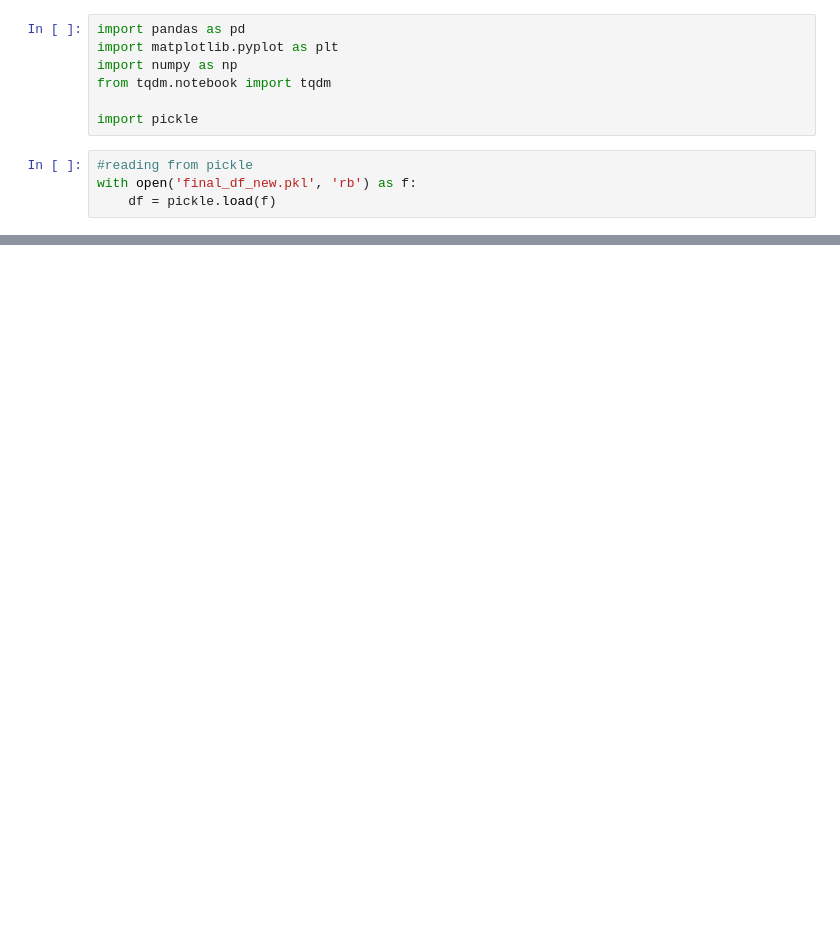
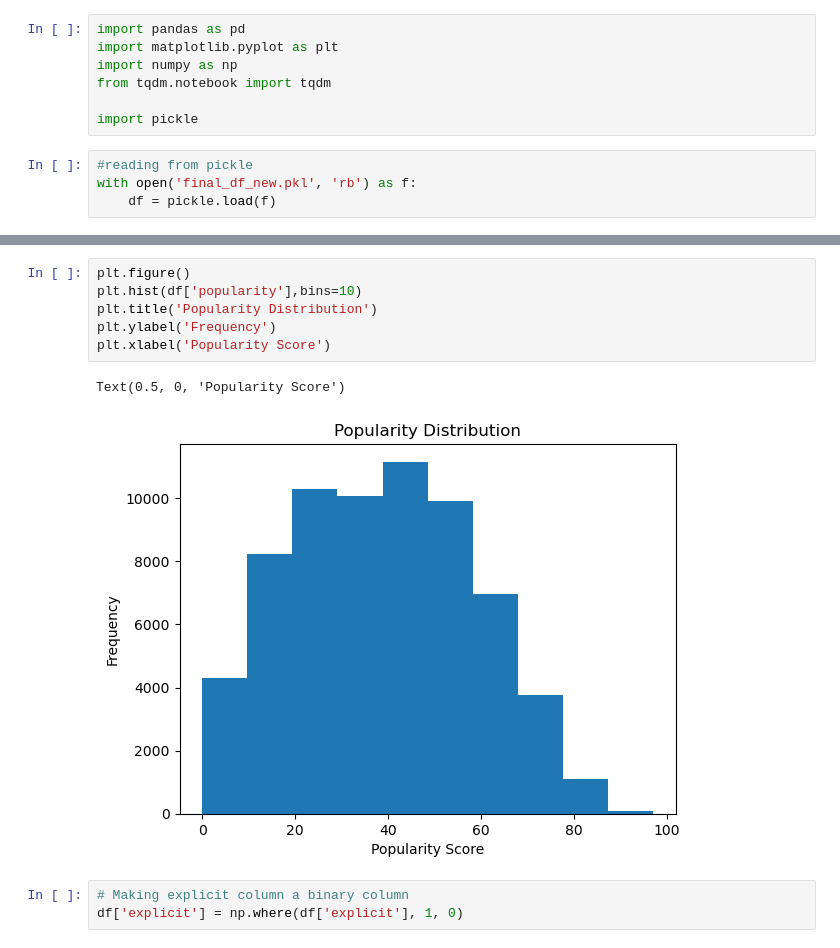
Before and after one commit to ounnuqul/Spotify_Popularity_Prediction_Model_Capstone_Project, a Jupyter notebook: EDA_new_data.ipynb, the cells around one changed output, grey strips where cells are left out. Drawn from its saved outputs; the diff is of its cells as text; blank space fills up the shorter version.

```diff
--- a/EDA_new_data.ipynb
+++ b/EDA_new_data.ipynb
@@ -156,0 +139,12 @@ plt.show()
+# %%
+plt.figure()
+plt.hist(df['popularity'],bins=10)
+plt.title('Popularity Distribution')
+plt.ylabel('Frequency')
+plt.xlabel('Popularity Score')
+# %% [output]
+Text(0.5, 0, 'Popularity Score')
+[figure, added]
+# %%
+# Making explicit column a binary column
+df['explicit'] = np.where(df['explicit'], 1, 0)
```
Also changed, not shown: parts of 55 cells of this notebook, 5 other files.
